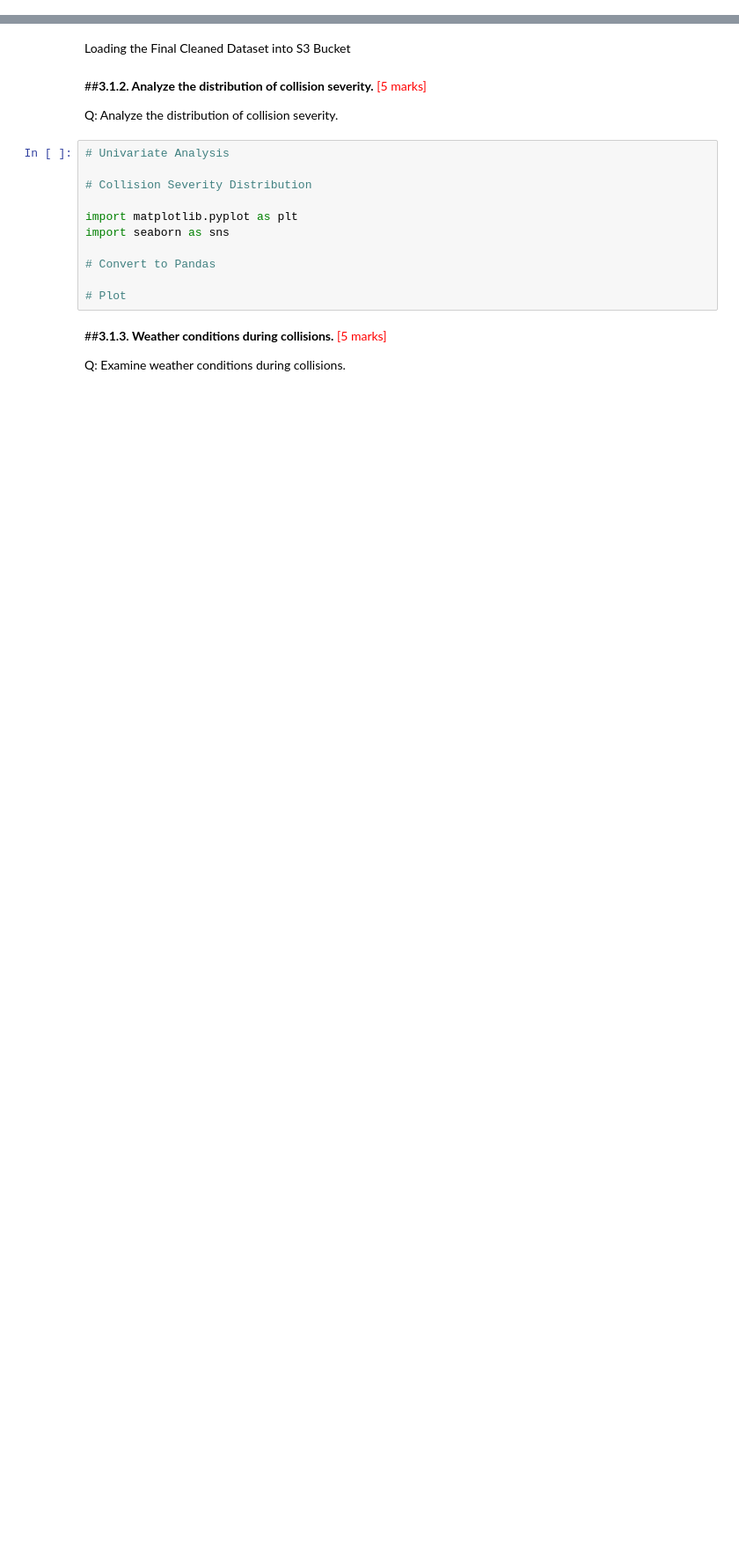
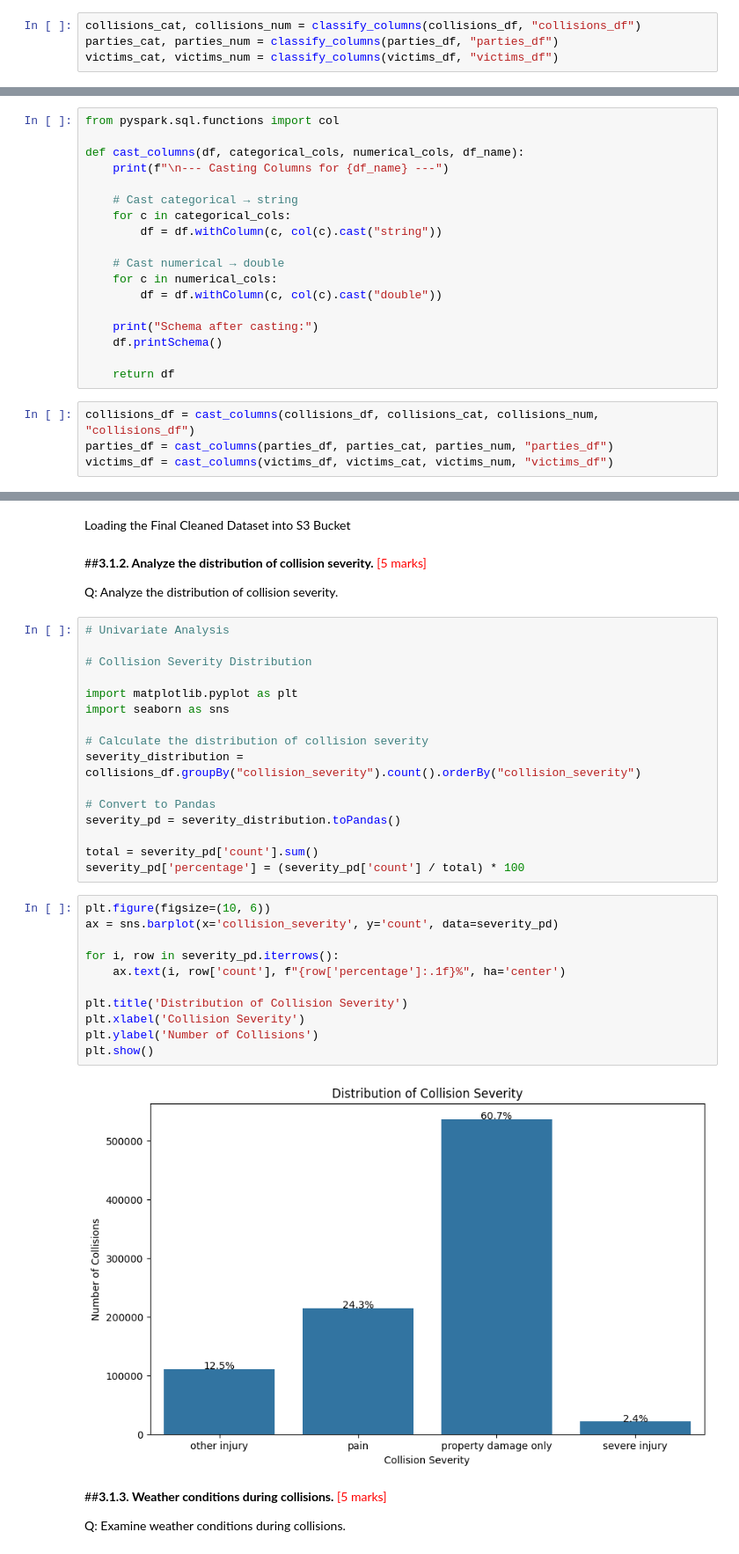
Before and after one commit to shaloy-lewis/Pyspark_Traffic_Collisions_Analysis, a Jupyter notebook: Traffic_Collisions_Analysis.ipynb, the cells around one changed output, grey strips where cells are left out. Shown at 88% size. Cells and saved outputs as stored; diff of their text form; blank space fills up the shorter version.

```diff
--- a/Traffic_Collisions_Analysis.ipynb
+++ b/Traffic_Collisions_Analysis.ipynb
@@ -165,0 +611,4 @@ Q: Classify variables into categorical and numerical.
+# %%
+collisions_cat, collisions_num = classify_columns(collisions_df, "collisions_df")
+parties_cat, parties_num = classify_columns(parties_df, "parties_df")
+victims_cat, victims_num = classify_columns(victims_df, "victims_df")
@@ -165,0 +636,22 @@ Q: Classify variables into categorical and numerical.
+# %%
+from pyspark.sql.functions import col
+
+def cast_columns(df, categorical_cols, numerical_cols, df_name):
+    print(f"\n--- Casting Columns for {df_name} ---")
+
+    # Cast categorical → string
+    for c in categorical_cols:
+        df = df.withColumn(c, col(c).cast("string"))
+
+    # Cast numerical → double
+    for c in numerical_cols:
+        df = df.withColumn(c, col(c).cast("double"))
+
+    print("Schema after casting:")
+    df.printSchema()
+
+    return df
+# %%
+collisions_df = cast_columns(collisions_df, collisions_cat, collisions_num, "collisions_df")
+parties_df = cast_columns(parties_df, parties_cat, parties_num, "parties_df")
+victims_df = cast_columns(victims_df, victims_cat, victims_num, "victims_df")
@@ -177,9 +687,27 @@ Q: Analyze the distribution of collision severity.
 import matplotlib.pyplot as plt
 import seaborn as sns
 
+# Calculate the distribution of collision severity
+severity_distribution = collisions_df.groupBy("collision_severity").count().orderBy("collision_severity")
+
 # Convert to Pandas
+severity_pd = severity_distribution.toPandas()
 
-# Plot
+total = severity_pd['count'].sum()
+severity_pd['percentage'] = (severity_pd['count'] / total) * 100
+# %%
+plt.figure(figsize=(10, 6))
+ax = sns.barplot(x='collision_severity', y='count', data=severity_pd)
+
+for i, row in severity_pd.iterrows():
+    ax.text(i, row['count'], f"{row['percentage']:.1f}%", ha='center')
+
+plt.title('Distribution of Collision Severity')
+plt.xlabel('Collision Severity')
+plt.ylabel('Number of Collisions')
+plt.show()
+# %% [output]
+[figure, added]
 # %% [markdown]
 ##**3.1.3. Weather conditions during collisions.** <font color = red>[5 marks]</font> <br>
 
```
Also changed, not shown: parts of 80 cells of this notebook.
